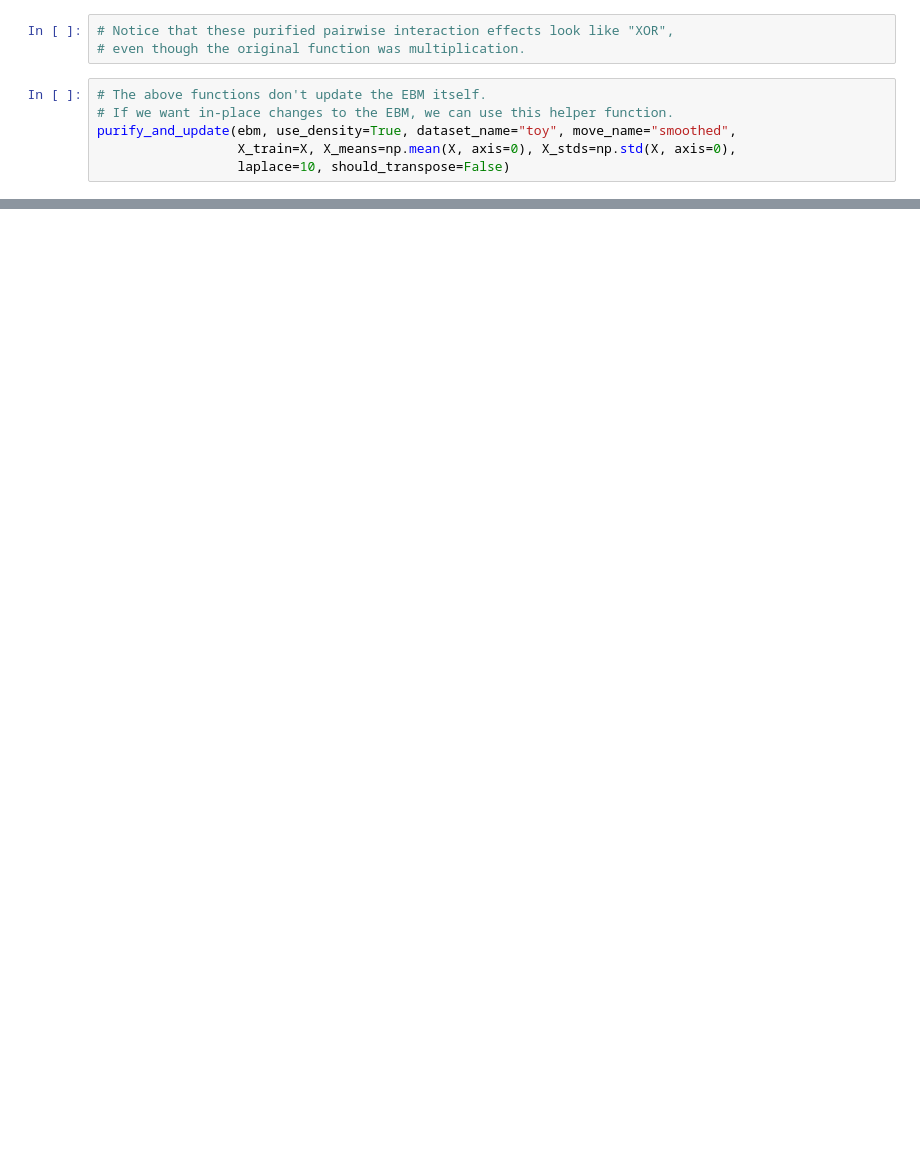
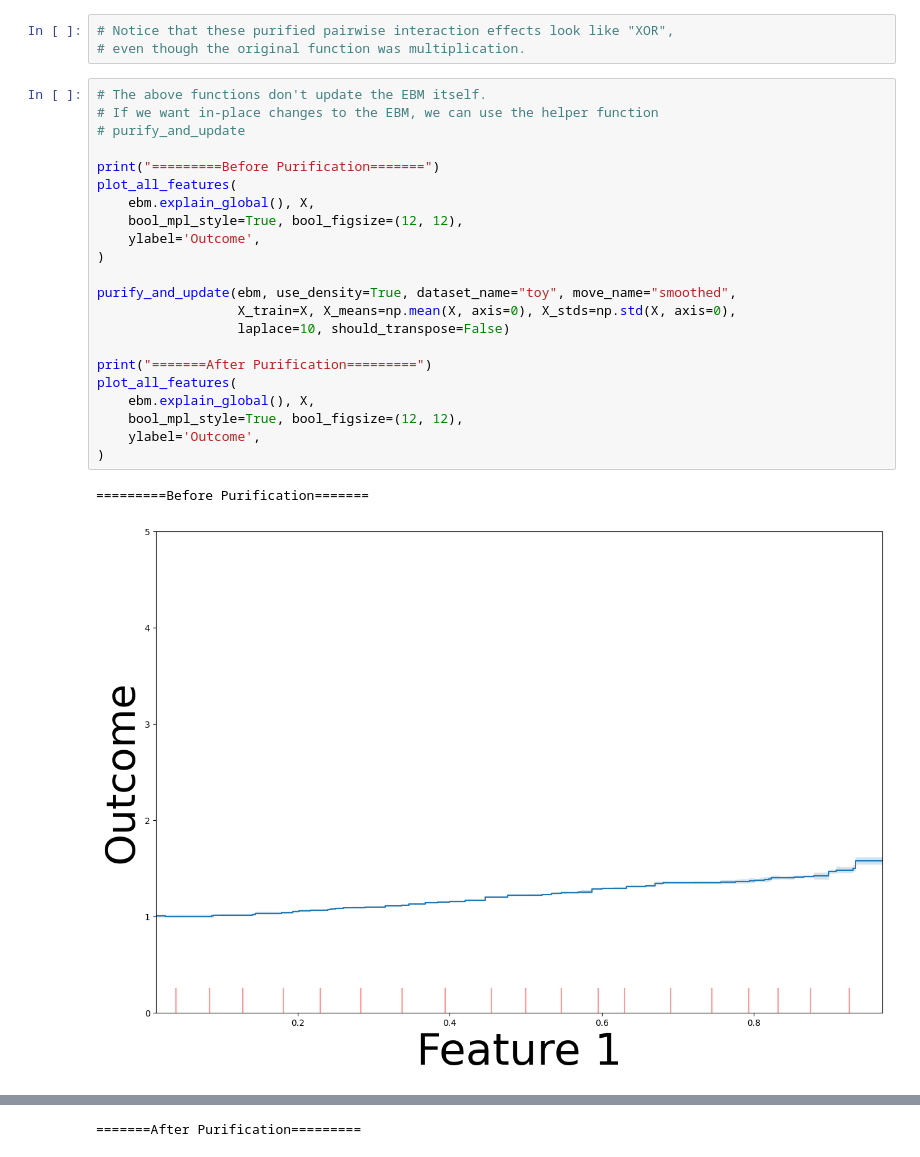
Before and after one commit to LengerichLab/ebm_utils, a Jupyter notebook: demos/purify_demo.ipynb, the cells around one changed output, grey strips where cells are left out. Saved outputs shown, nothing was run; the diff lists cells and outputs as text; blank space fills up the shorter version.

```diff
--- a/demos/purify_demo.ipynb
+++ b/demos/purify_demo.ipynb
@@ -88,7 +90,26 @@ plot_interaction(results_smoothed)
 # even though the original function was multiplication.
 # %%
 # The above functions don't update the EBM itself.
-# If we want in-place changes to the EBM, we can use this helper function.
+# If we want in-place changes to the EBM, we can use the helper function
+# purify_and_update
+
+print("=========Before Purification=======")
+plot_all_features(
+    ebm.explain_global(), X,
+    bool_mpl_style=True, bool_figsize=(12, 12),
+    ylabel='Outcome',
+)
+
 purify_and_update(ebm, use_density=True, dataset_name="toy", move_name="smoothed",
                   X_train=X, X_means=np.mean(X, axis=0), X_stds=np.std(X, axis=0),
                   laplace=10, should_transpose=False)
+
+print("=======After Purification=========")
+plot_all_features(
+    ebm.explain_global(), X,
+    bool_mpl_style=True, bool_figsize=(12, 12),
+    ylabel='Outcome',
+)
+# %% [output]
+=========Before Purification=======
+[figure, added]
@@ -94,0 +118 @@ purify_and_update(ebm, use_density=True, dataset_name="toy", move_name="smoothed
+=======After Purification=========
```
Also changed, not shown: parts of 6 cells of this notebook, 1 other file.
